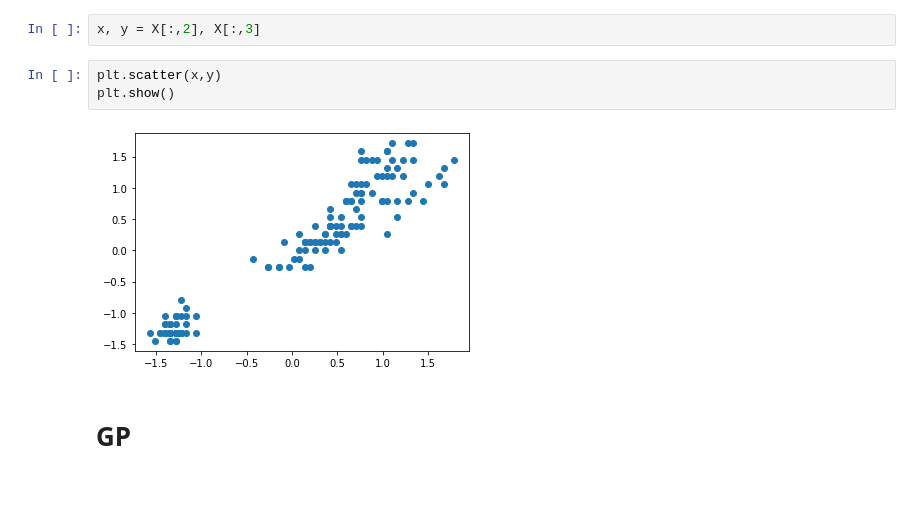
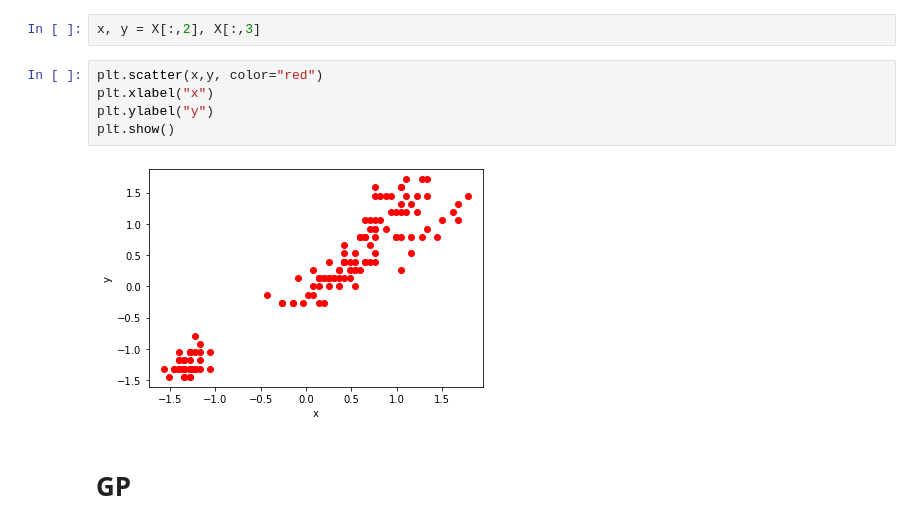
Before and after one commit to smrutijz/exploration, a Jupyter notebook: bayesian/Untitled.ipynb, the cells around one changed output. Saved outputs shown, nothing was run; the diff lists cells and outputs as text; blank space fills up the shorter version.

```diff
--- a/bayesian/Untitled.ipynb
+++ b/bayesian/Untitled.ipynb
@@ -19,10 +19,12 @@ array([[ 1.        , -0.11756978,  0.87175378,  0.81794113],
 # %%
 x, y = X[:,2], X[:,3]
 # %%
-plt.scatter(x,y)
+plt.scatter(x,y, color="red")
+plt.xlabel("x")
+plt.ylabel("y")
 plt.show()
 # %% [output]
-[figure, old version]
+[figure, new version]
 # %% [markdown]
 # GP
 # %% [markdown]
```
Also changed, not shown: parts of 13 cells of this notebook.
